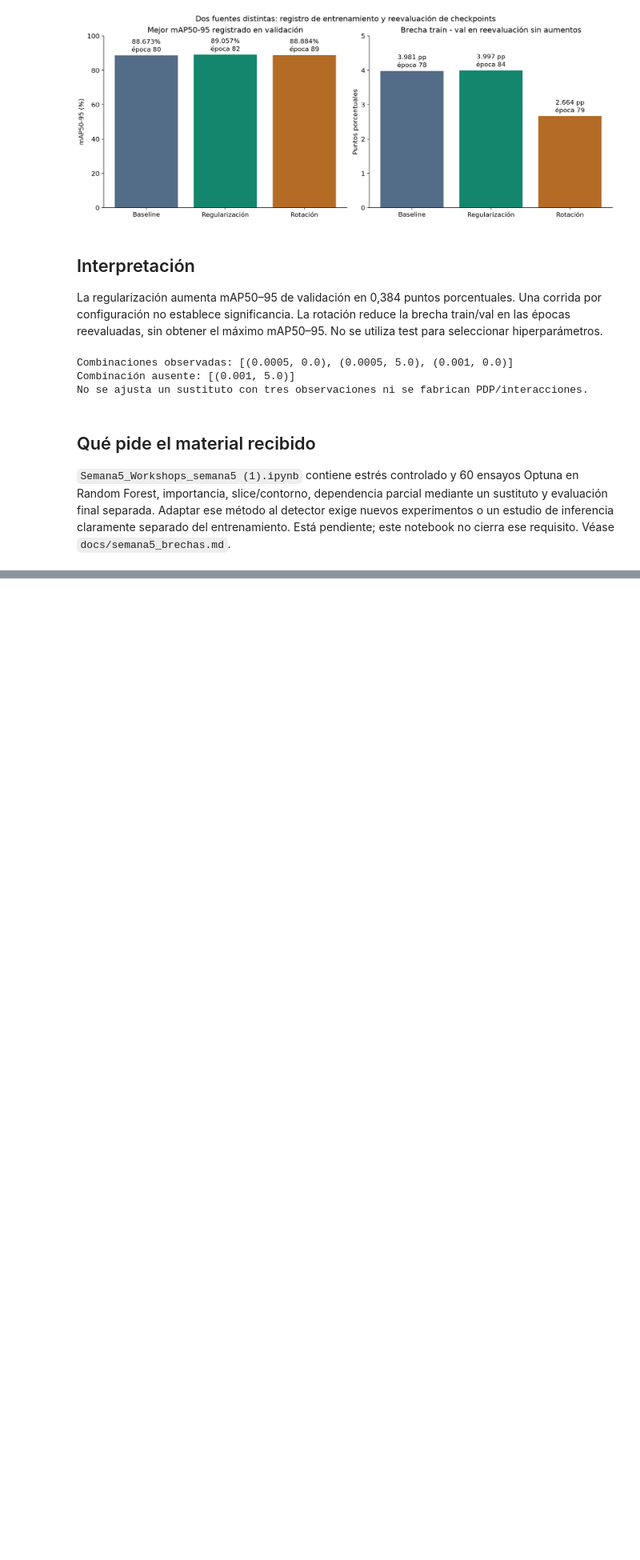
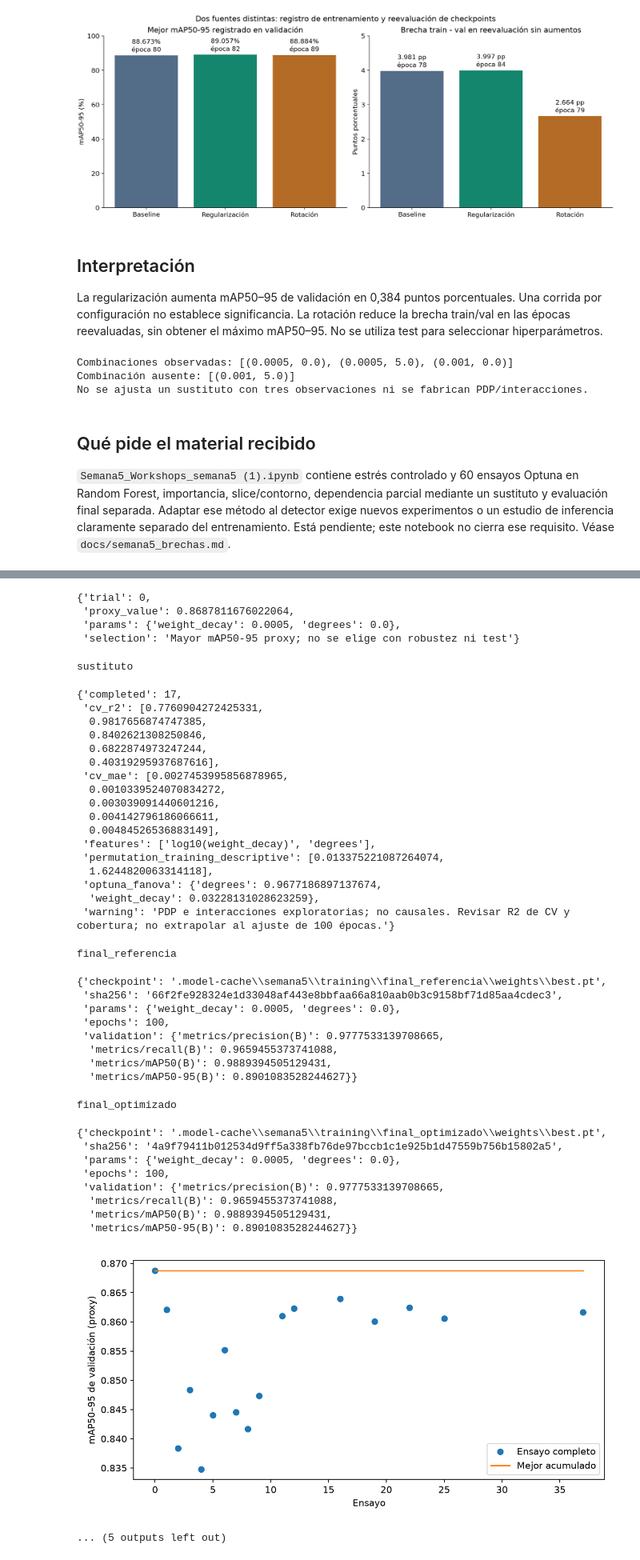
Before and after one commit to DanielGuevara25/Placas_OCR_ProyectoFinal, a Jupyter notebook: notebooks/04_optimizacion.ipynb, the cells around one changed output, grey strips where cells are left out. Shown at 80% size. Cells and saved outputs as stored; diff of their text form; code cells hidden in the pictures; blank space fills up the shorter version.

Commit message:
Documenta estudio real de Semana 5 y resultados de robustez

```diff
--- a/notebooks/04_optimizacion.ipynb
+++ b/notebooks/04_optimizacion.ipynb
@@ -61,0 +68,24 @@ No se ajusta un sustituto con tres observaciones ni se fabrican PDP/interaccione
+# %%
+study_dir = ROOT / "results/semana5"
+if not (study_dir / "estado.json").exists():
+    print("No hay estado guardado: estudio todavía sin iniciar.")
+else:
+    state = load("results/semana5/estado.json")
+    display(state)
+    print("Estudio completado:", state["stage"] == "completado")
+    if (study_dir / "ensayos.json").exists():
+        trials = load("results/semana5/ensayos.json")
+        from collections import Counter
+        print("Estados de ensayos:", dict(Counter(t["state"] for t in trials)))
+        table([{k:v for k,v in t.items() if k != "intermediate"} for t in trials])
+    for name in ["seleccion", "sustituto", "final_referencia", "final_optimizado"]:
+        if (study_dir / (name+".json")).exists():
+            print(name); display(load("results/semana5/"+name+".json"))
+    for name in ["historial", "importancia", "slice", "pdp_interaccion"]:
+        if (study_dir / (name+".png")).exists():
+            display(Image(filename=str(study_dir/(name+".png")), width=1000))
+    if (study_dir / "robustez_resumen.json").exists():
+        table(load("results/semana5/robustez_resumen.json"))
+        print("Bootstrap pareado por imagen; no mide incertidumbre entre entrenamientos.")
+    print("Val se reutiliza para desarrollo. No es una evaluación independiente de test.")
+# %% [output]
@@ -61,0 +116,42 @@ No se ajusta un sustituto con tres observaciones ni se fabrican PDP/interaccione
+{'trial': 0,
+ 'proxy_value': 0.8687811676022064,
+ 'params': {'weight_decay': 0.0005, 'degrees': 0.0},
+ 'selection': 'Mayor mAP50-95 proxy; no se elige con robustez ni test'}
+sustituto
+{'completed': 17,
+ 'cv_r2': [0.7760904272425331,
+  0.9817656874747385,
+  0.8402621308250846,
+  0.6822874973247244,
+  0.40319295937687616],
+ 'cv_mae': [0.0027453995856878965,
+  0.0010339524070834272,
+  0.003039091440601216,
+  0.004142796186066611,
+  0.00484526536883149],
+ 'features': ['log10(weight_decay)', 'degrees'],
+ 'permutation_training_descriptive': [0.013375221087264074,
+  1.6244820063314118],
+ 'optuna_fanova': {'degrees': 0.9677186897137674,
+  'weight_decay': 0.03228131028623259},
+ 'warning': 'PDP e interacciones exploratorias; no causales. Revisar R2 de CV y cobertura; no extrapolar al ajuste de 100 épocas.'}
+final_referencia
+{'checkpoint': '.model-cache\\semana5\\training\\final_referencia\\weights\\best.pt',
+ 'sha256': '66f2fe928324e1d33048af443e8bbfaa66a810aab0b3c9158bf71d85aa4cdec3',
+ 'params': {'weight_decay': 0.0005, 'degrees': 0.0},
+ 'epochs': 100,
+ 'validation': {'metrics/precision(B)': 0.9777533139708665,
+  'metrics/recall(B)': 0.9659455373741088,
+  'metrics/mAP50(B)': 0.9889394505129431,
+  'metrics/mAP50-95(B)': 0.8901083528244627}}
+final_optimizado
+{'checkpoint': '.model-cache\\semana5\\training\\final_optimizado\\weights\\best.pt',
+ 'sha256': '4a9f79411b012534d9ff5a338fb76de97bccb1c1e925b1d47559b756b15802a5',
+ 'params': {'weight_decay': 0.0005, 'degrees': 0.0},
+ 'epochs': 100,
+ 'validation': {'metrics/precision(B)': 0.9777533139708665,
+  'metrics/recall(B)': 0.9659455373741088,
+  'metrics/mAP50(B)': 0.9889394505129431,
+  'metrics/mAP50-95(B)': 0.8901083528244627}}
+[figure, added]
+... (5 outputs left out)
```
Also changed, not shown: parts of 2 cells of this notebook, 52 other files.
